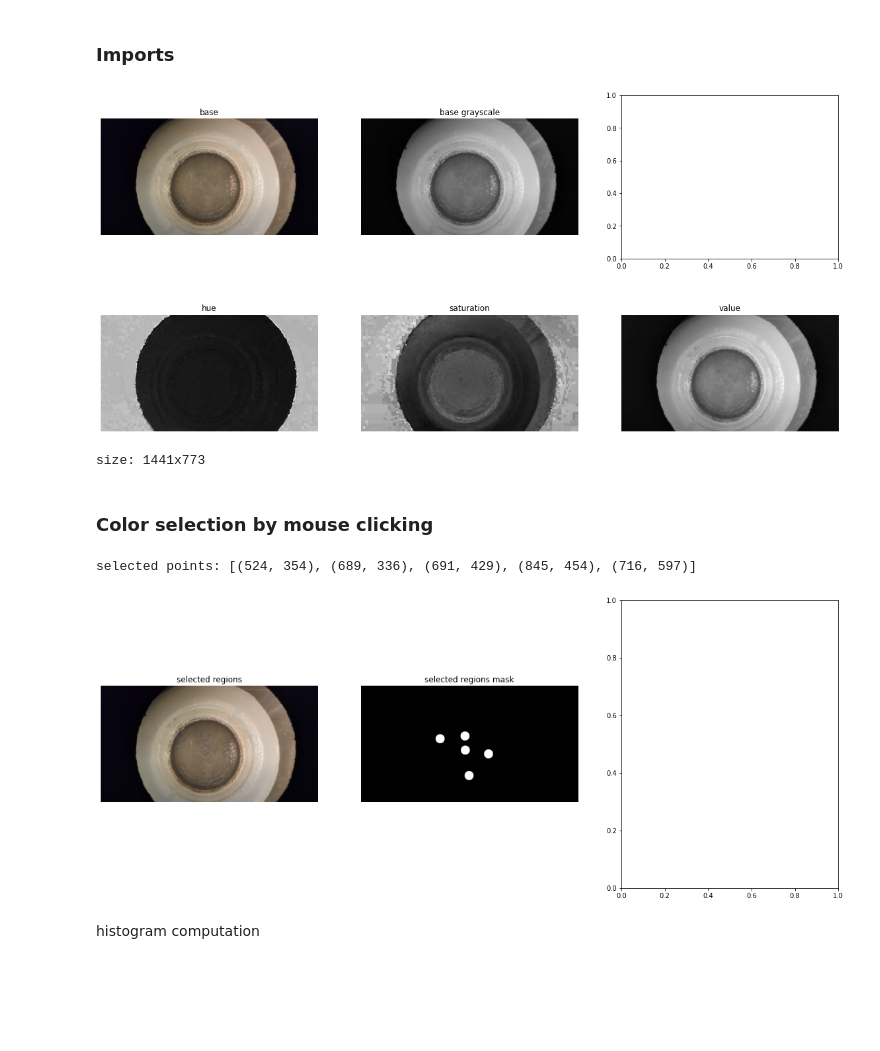
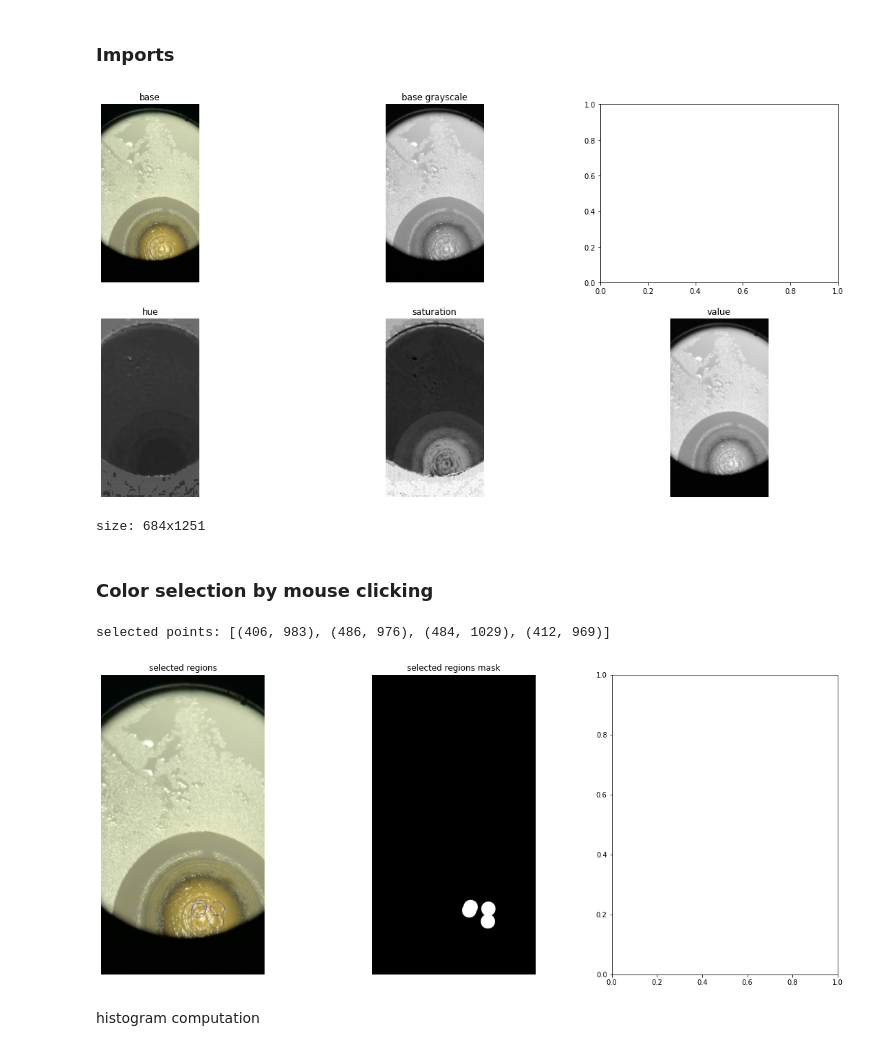
Before and after one commit to Custom-Surgical-GmbH/Cataract-Surgery-Training-Explorations, a Jupyter notebook: opencv_explorations/color_thresholding.ipynb, the cells around one changed output. Cells and saved outputs as stored; diff of their text form; code cells hidden in the pictures; blank space fills up the shorter version.

```diff
--- a/opencv_explorations/color_thresholding.ipynb
+++ b/opencv_explorations/color_thresholding.ipynb
@@ -18,7 +18,7 @@ from helpers.view_detection import get_view_mask
 # scale = 0.33
 scale = 1.0
 
-base = cv2.imread('data/artificial/bioniko_rhexis_base8.png', cv2.IMREAD_COLOR)
+base = cv2.imread('data/artificial/bioniko_rhexis_base6.png', cv2.IMREAD_COLOR)
 base = cv2.resize(base, (0,0), fx=scale, fy=scale)
 
 base_rgb = cv2.cvtColor(base, cv2.COLOR_BGR2RGB)
@@ -27,35 +27,35 @@ base_hsv = cv2.cvtColor(base, cv2.COLOR_BGR2HSV)
 
 base_hue = base_hsv[:,:,0]
 base_saturation = base_hsv[:,:,1]
 base_value = base_hsv[:,:,2]
 
 fig, ((plot1, plot2, _), (plot3, plot4, plot5)) = plt.subplots(2, 3, figsize=(20,10))
 plot1.set_title('base')
 plot1.imshow(base_rgb)
 plot1.axis('off')
 
 plot2.set_title('base grayscale')
 plot2.imshow(base_gray, cmap=plt.cm.gray)
 plot2.axis('off')
 
 plot3.set_title('hue')
 plot3.imshow(base_hue, cmap=plt.cm.gray)
 plot3.axis('off')
 
 plot4.set_title('saturation')
 plot4.imshow(base_saturation, cmap=plt.cm.gray)
 plot4.axis('off')
 
 plot5.set_title('value')
 plot5.imshow(base_value, cmap=plt.cm.gray)
 plot5.axis('off')
 
 plt.show()
 
 print('size: %dx%d' % (base.shape[1], base.shape[0]))
 # %% [output]
-[figure, old version]
+[figure, new version]
-size: 1441x773
+size: 684x1251
 # %% [markdown]
 ### Color selection by mouse clicking
 # %%
@@ -96,8 +96,8 @@ plots[1].axis('off')
 
 plt.show()
 # %% [output]
-selected points: [(524, 354), (689, 336), (691, 429), (845, 454), (716, 597)]
+selected points: [(406, 983), (486, 976), (484, 1029), (412, 969)]
-[figure, old version]
+[figure, new version]
 # %% [markdown]
 histogram computation
 # %%
```
Also changed, not shown: parts of 5 cells of this notebook, 1 other file.
